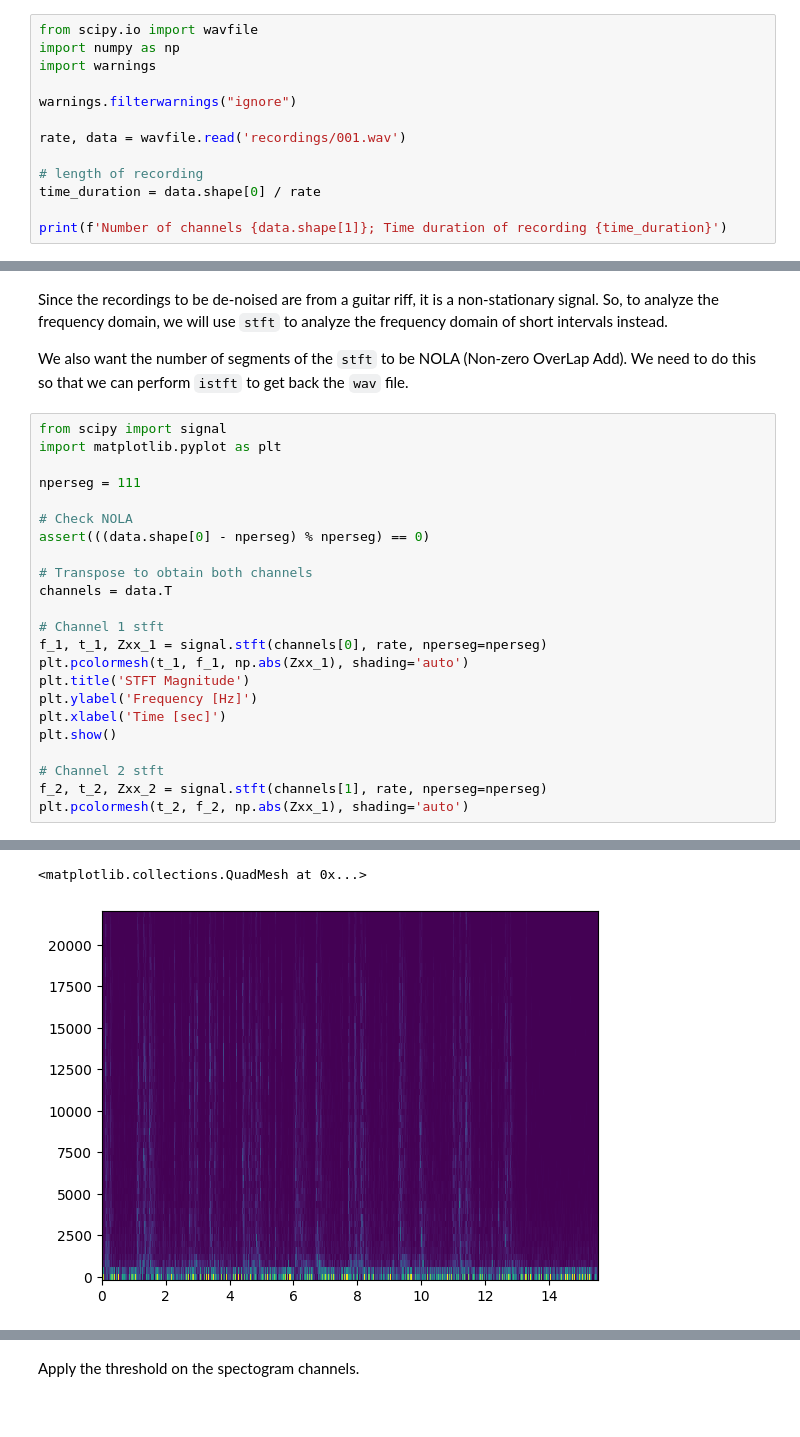
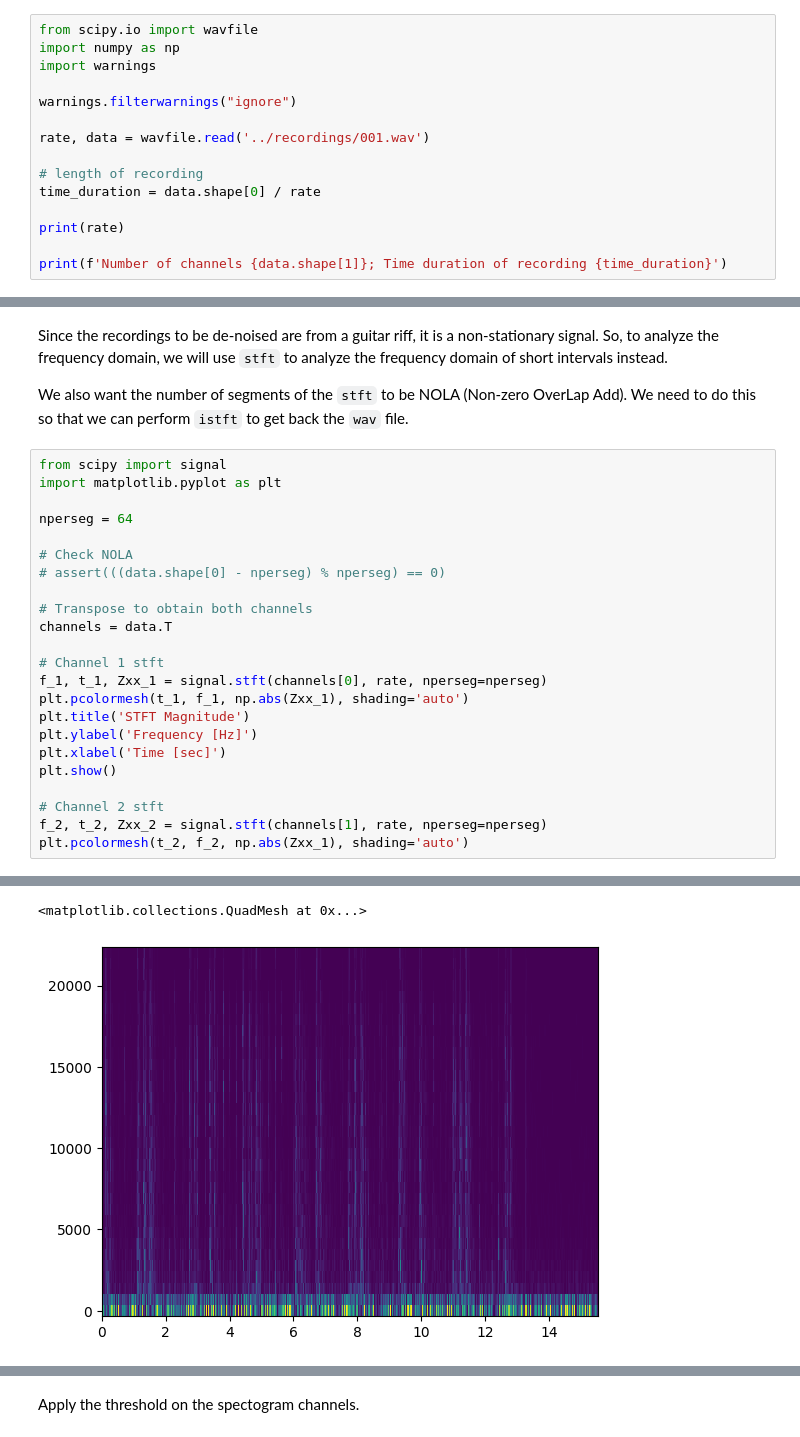
Before and after one commit to yde773786/Instrument-Sound-Processing, a Jupyter notebook: Denoising/stft_denoising.ipynb, the cells around one changed output, grey strips where cells are left out. Cells and saved outputs as stored; diff of their text form.

```diff
--- a/Denoising/stft_denoising.ipynb
+++ b/Denoising/stft_denoising.ipynb
@@ -15,10 +15,12 @@ import warnings
 
 warnings.filterwarnings("ignore")
 
-rate, data = wavfile.read('recordings/001.wav')
+rate, data = wavfile.read('../recordings/001.wav')
 
 # length of recording
 time_duration = data.shape[0] / rate
 
+print(rate)
+
 print(f'Number of channels {data.shape[1]}; Time duration of recording {time_duration}')
 # %% [output]
@@ -32,10 +34,10 @@ We also want the number of segments of the `stft` to be NOLA (Non-zero OverLap A
 from scipy import signal
 import matplotlib.pyplot as plt
 
-nperseg = 111
+nperseg = 64
 
 # Check NOLA
-assert(((data.shape[0] - nperseg) % nperseg) == 0)
+# assert(((data.shape[0] - nperseg) % nperseg) == 0)
 
 # Transpose to obtain both channels
 channels = data.T
@@ -56,3 +58,3 @@ plt.pcolormesh(t_2, f_2, np.abs(Zxx_1), shading='auto')
 <matplotlib.collections.QuadMesh at 0x...>
-[figure, old version]
+[figure, new version]
 # %% [markdown]
```
Also changed, not shown: parts of 8 cells of this notebook.
